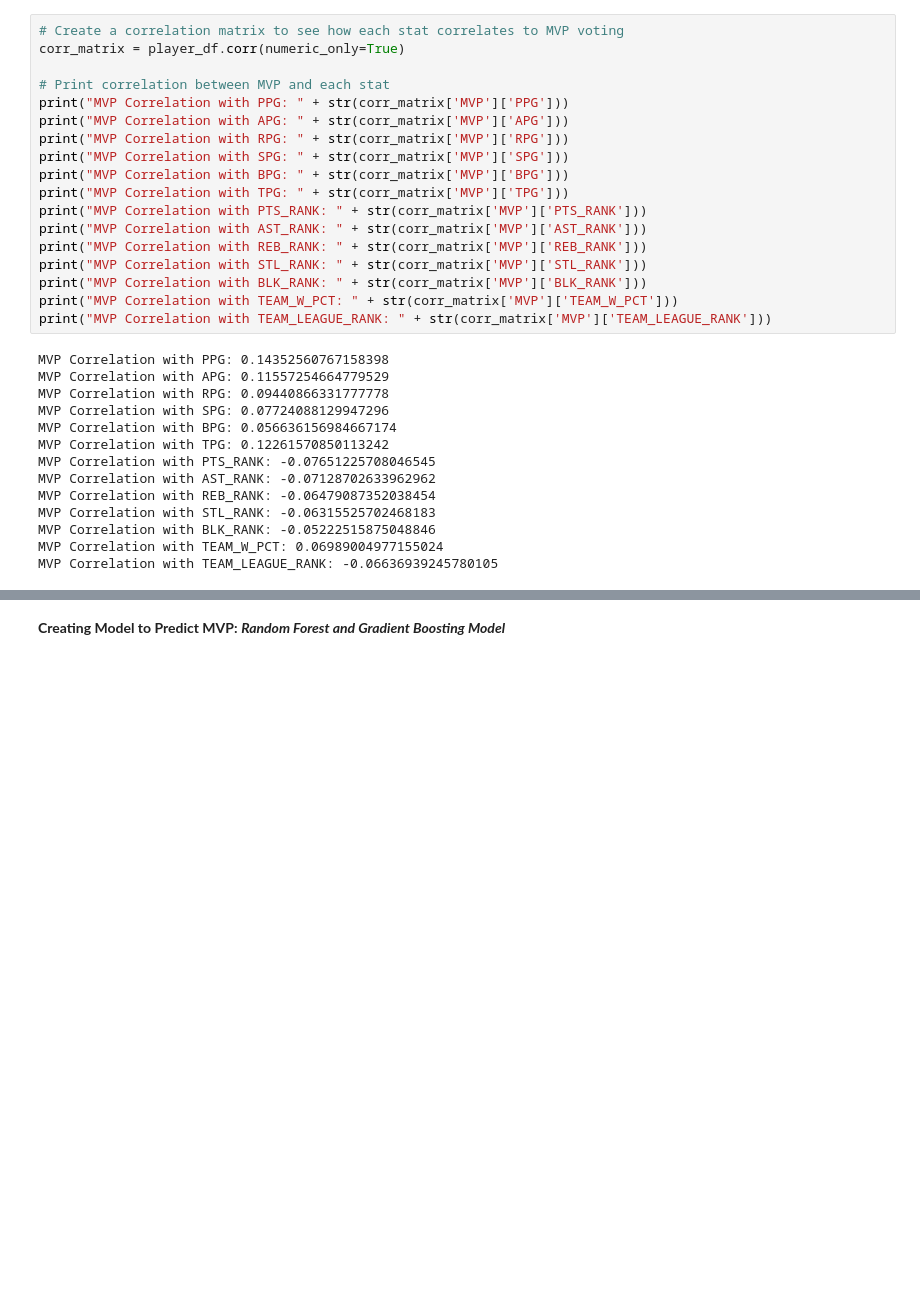
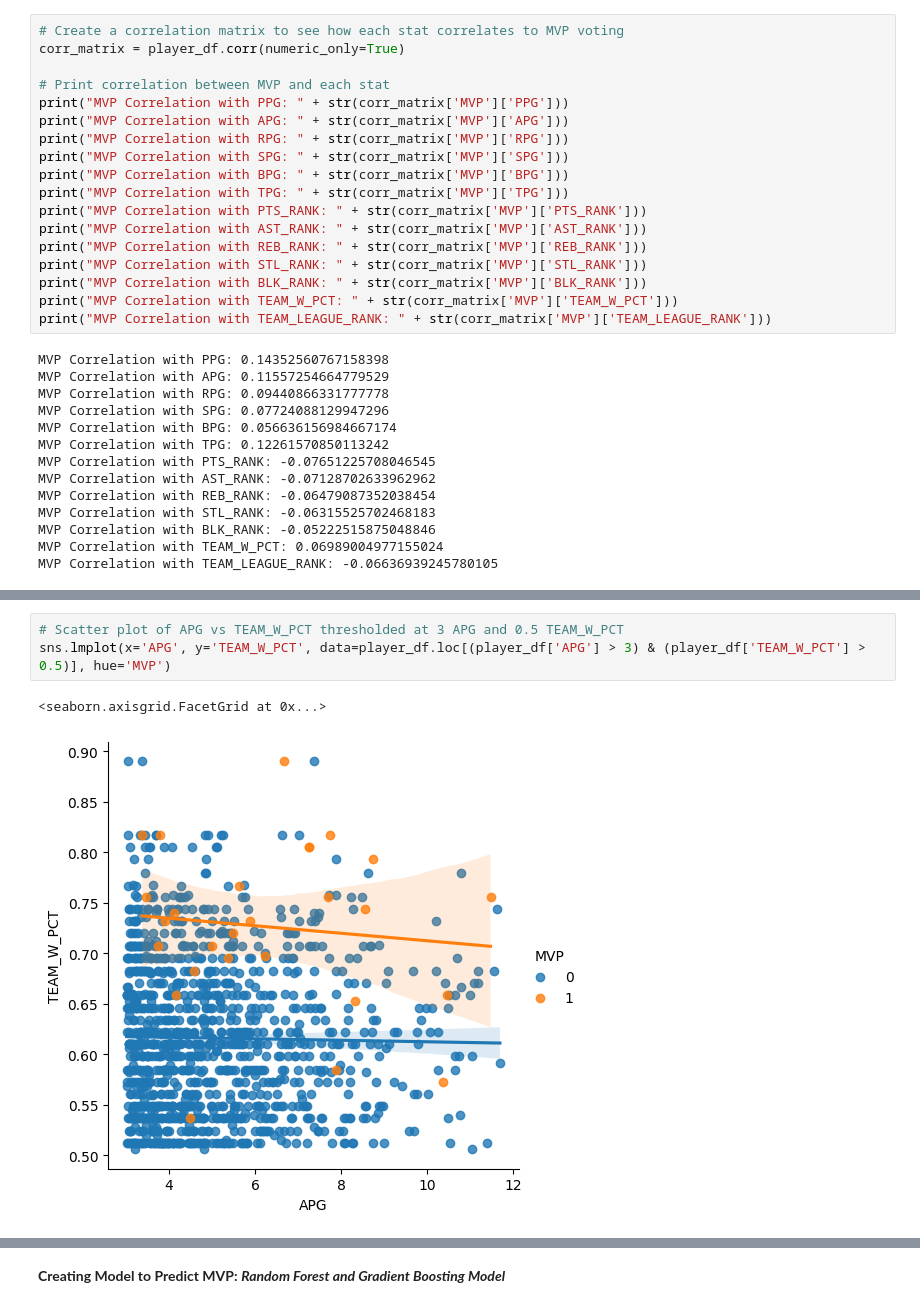
Before and after one commit to D-Aldana/SENG474-NBA_API, a Jupyter notebook: NBA-proj.ipynb, the cells around one changed output, grey strips where cells are left out. Saved outputs shown, nothing was run; the diff lists cells and outputs as text; blank space fills up the shorter version.

```diff
--- a/NBA-proj.ipynb
+++ b/NBA-proj.ipynb
@@ -201,0 +157,6 @@ sns.lmplot(x = 'PPG', y = 'TEAM_W_PCT', data=player_df, hue='MVP')
+# %%
+# Scatter plot of APG vs TEAM_W_PCT thresholded at 3 APG and 0.5 TEAM_W_PCT
+sns.lmplot(x='APG', y='TEAM_W_PCT', data=player_df.loc[(player_df['APG'] > 3) & (player_df['TEAM_W_PCT'] > 0.5)], hue='MVP')
+# %% [output]
+<seaborn.axisgrid.FacetGrid at 0x...>
+[figure, added]
```
Also changed, not shown: parts of 24 cells of this notebook.
